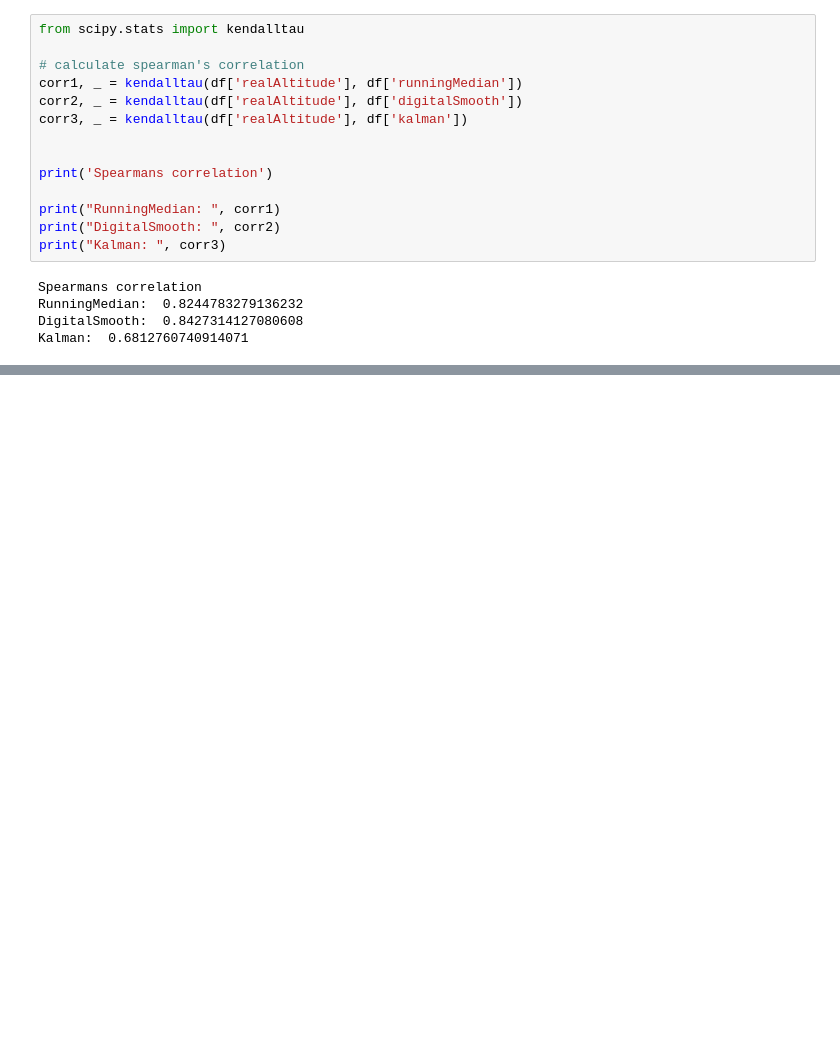
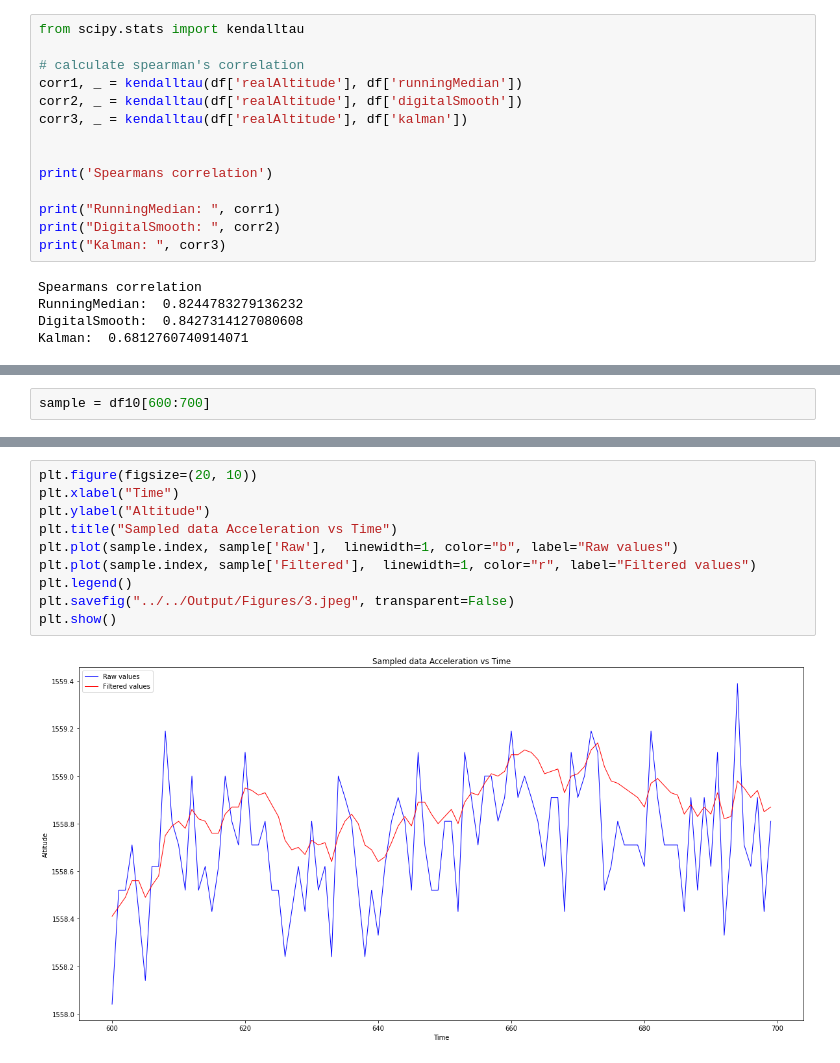
Before and after one commit to nakujaproject/BMPdata, a Jupyter notebook: Src/Notebooks/correlationAnalysis.ipynb, the cells around one changed output, grey strips where cells are left out. Saved outputs shown, nothing was run; the diff lists cells and outputs as text; blank space fills up the shorter version.

```diff
--- a/Src/Notebooks/correlationAnalysis.ipynb
+++ b/Src/Notebooks/correlationAnalysis.ipynb
@@ -240,0 +314,2 @@ Kalman:  0.6812760740914071
+# %%
+sample = df10[600:700]
@@ -240,0 +325,12 @@ Kalman:  0.6812760740914071
+# %%
+plt.figure(figsize=(20, 10))
+plt.xlabel("Time")
+plt.ylabel("Altitude")
+plt.title("Sampled data Acceleration vs Time")
+plt.plot(sample.index, sample['Raw'],  linewidth=1, color="b", label="Raw values")
+plt.plot(sample.index, sample['Filtered'],  linewidth=1, color="r", label="Filtered values")
+plt.legend()
+plt.savefig("../../Output/Figures/3.jpeg", transparent=False)
+plt.show()
+# %% [output]
+[figure, added]
```
Also changed, not shown: parts of 22 cells of this notebook.
